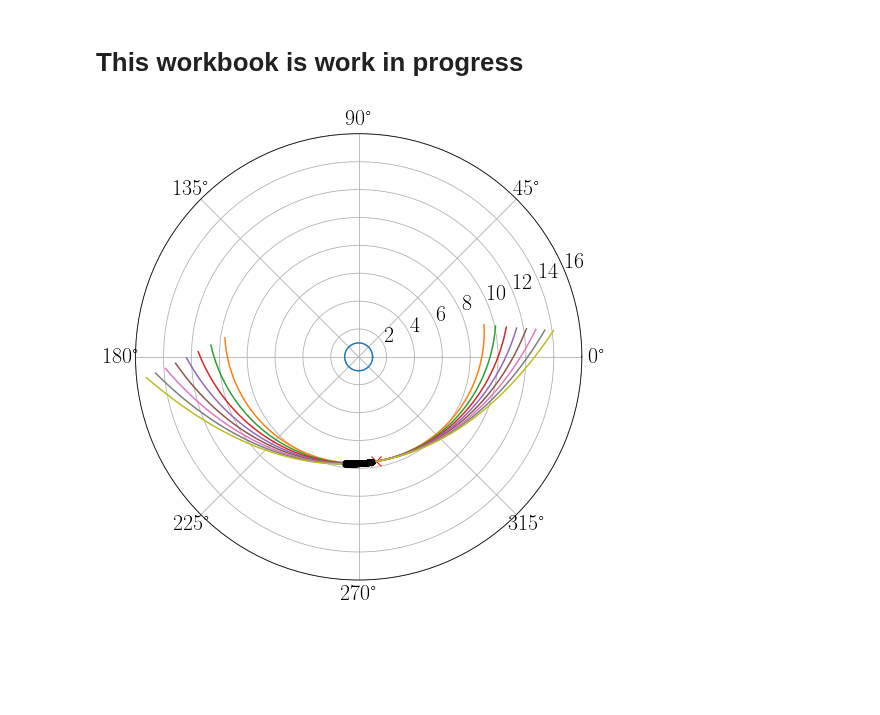
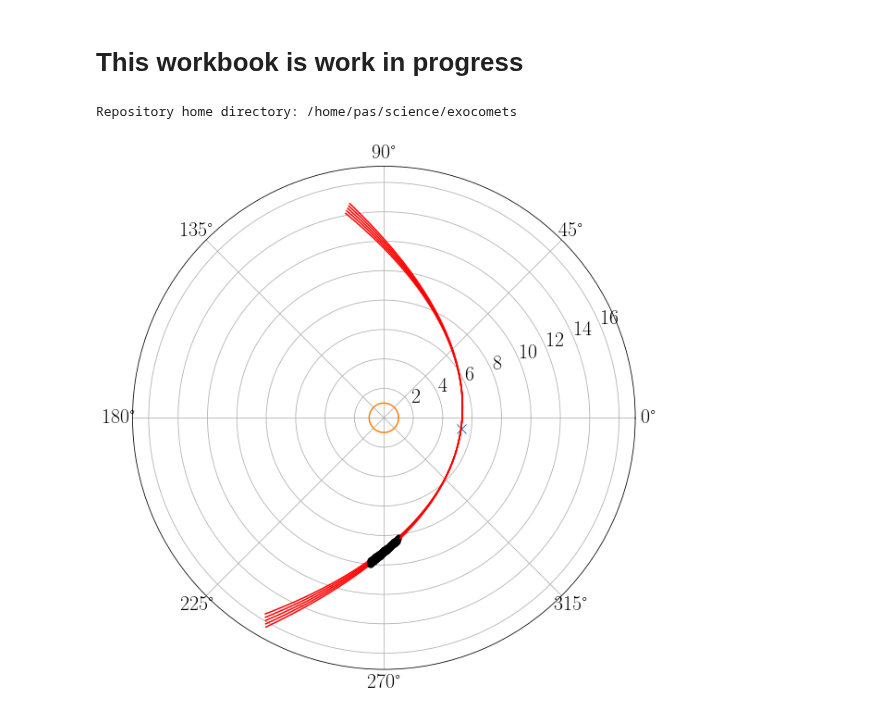
Before and after one commit to bdrdavies/exocomets, a Jupyter notebook: notebooks/orbit_visualisation.ipynb, the cells around one changed output. Cells and saved outputs as stored; diff of their text form; code cells hidden in the pictures; blank space fills up the shorter version.

```diff
--- a/notebooks/orbit_visualisation.ipynb
+++ b/notebooks/orbit_visualisation.ipynb
@@ -5,6 +5,16 @@ import numpy as np
 from astropy import units as u
 from astropy import constants as const
 import matplotlib.pyplot as plt
+import os
+
+# get the path of the current directory
+path = os.getcwd()
+home = os.path.dirname(path)
+
+# Print the repository home directory
+print("Repository home directory:",home)
+# %% [output]
+Repository home directory: /home/pas/science/exocomets
 # %%
 def orbit_rv(nu, q_rstar, t_cen, t, e=1.0, m_star=1.7, r_star=1.5, testing=False):
     '''RVs during transit, parabolic or elliptical.
@@ -144,32 +154,34 @@ def convmf_array(m_in, e_in):
 # %%
 # Setting the parameters for the plots
 plotting_params = {'backend': 'wxAgg',
                    'font.family': 'serif',
                    'font.size': 22,
                    'lines.markersize' : 10,
                    'axes.labelsize': 22,
                    'legend.fontsize': 22,
                    'xtick.labelsize': 22,
                    'ytick.labelsize': 22,
                    'text.usetex': True}
 
 plt.rcParams.update(plotting_params)
 
 # some tests that things make sense, we are looking up from -Y here
-nu = 0.16#np.pi/4.#1.00
-q = 7.6 # Pericenter distance in stellar radii
+nu = 1.43032181#np.pi/4.#1.00
+q = 5.3 # Pericenter distance in stellar radii
 
-fig = plt.figure(figsize=(8.0,12.0))
+fig = plt.figure(figsize=(16.0,10.0))
 ax = plt.subplot(projection='polar')
-ax.plot(-(np.pi/2-nu), q, 'xr')
+ax.plot(-(np.pi/2-nu), q, 'x')
 ax.plot(np.linspace(0,2*np.pi,100),np.ones(100))
 
-ecc = np.arange(0.2,1.0,0.1)
+ecc = np.arange(0.9,1.0,0.02)
 
 for i in range(len(ecc)):
-    in_tr, vel, dt, f, r, x, bigy, acc = orbit_rv(nu, q, 25, np.arange(0,50,0.1), e=ecc[i], testing=True)
-    ax.plot(f-(np.pi/2-nu), r)
+    in_tr, vel, dt, f, r, x, bigy, acc = orbit_rv(nu, q, 25, np.arange(10,60,0.1), e=ecc[i], testing=True)
+    ax.plot(f-(np.pi/2-nu), r,color='r')
     if np.sum(in_tr) > 0:
         ax.plot(f[in_tr]-(np.pi/2-nu), r[in_tr], '.k')
+
+plt.savefig(home+'/plots/orbits/2017-11-26.pdf', bbox_inches='tight', pad_inches=0.1,dpi=300)
 # %% [output]
-[figure, old version]
+[figure, new version]
```
Also changed, not shown: parts of 3 cells of this notebook, 1 other file.
